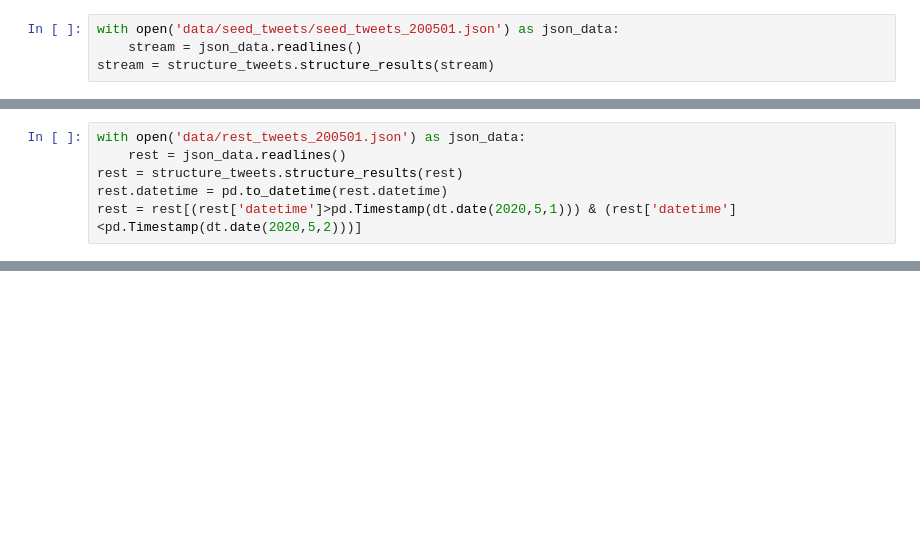
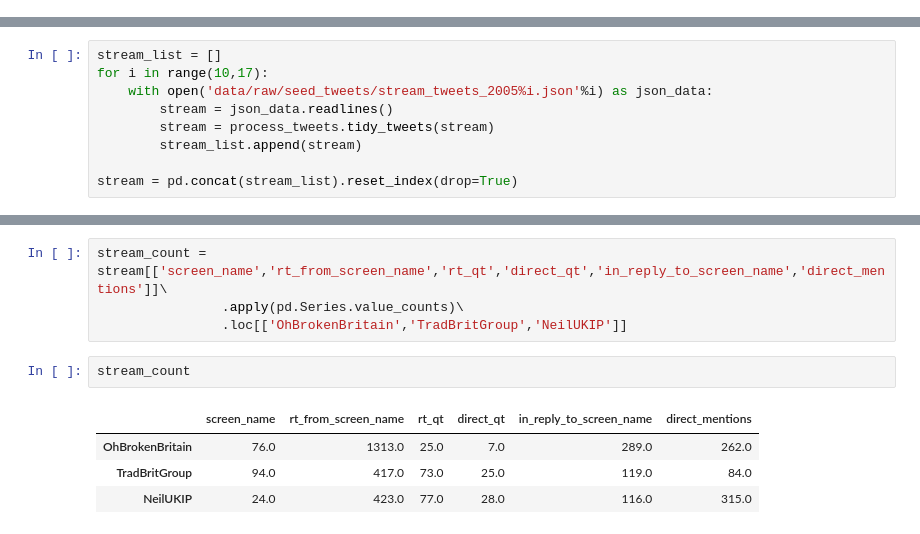
Before and after one commit to sprejerlaila/networks_hate, a Jupyter notebook: stream_vs_rest.ipynb, the cells around one changed output, grey strips where cells are left out. Saved outputs shown, nothing was run; the diff lists cells and outputs as text; blank space fills up the shorter version.

```diff
--- a/stream_vs_rest.ipynb
+++ b/stream_vs_rest.ipynb
@@ -19,4 +18,0 @@ importlib.reload(rest_tweets)
-# %%
-with open('data/seed_tweets/seed_tweets_200501.json') as json_data:
-    stream = json_data.readlines()
-stream = structure_tweets.structure_results(stream)
@@ -27,6 +18,0 @@ rest_3 = rest_tweets.get_user_tweets("@OhBrokenBritain", "01")
-# %%
-with open('data/rest_tweets_200501.json') as json_data:
-    rest = json_data.readlines()
-rest = structure_tweets.structure_results(rest)
-rest.datetime = pd.to_datetime(rest.datetime)
-rest = rest[(rest['datetime']>pd.Timestamp(dt.date(2020,5,1))) & (rest['datetime']<pd.Timestamp(dt.date(2020,5,2)))]
@@ -32,0 +21,9 @@ rest = rest[(rest['datetime']>pd.Timestamp(dt.date(2020,5,1))) & (rest['datetime
+# %%
+stream_list = []
+for i in range(10,17):
+    with open('data/raw/seed_tweets/stream_tweets_2005%i.json'%i) as json_data:
+        stream = json_data.readlines()
+        stream = process_tweets.tidy_tweets(stream)
+        stream_list.append(stream)
+
+stream = pd.concat(stream_list).reset_index(drop=True)
@@ -102,0 +80,11 @@ stream[~stream.id.isin(rest.id)]
+# %%
+stream_count = stream[['screen_name','rt_from_screen_name','rt_qt','direct_qt','in_reply_to_screen_name','direct_mentions']]\
+                .apply(pd.Series.value_counts)\
+                .loc[['OhBrokenBritain','TradBritGroup','NeilUKIP']]
+# %%
+stream_count
+# %% [output]
+|  | screen_name | rt_from_screen_name | rt_qt | direct_qt | in_reply_to_screen_name | direct_mentions |
+| OhBrokenBritain | 76.0 | 1313.0 | 25.0 | 7.0 | 289.0 | 262.0 |
+| TradBritGroup | 94.0 | 417.0 | 73.0 | 25.0 | 119.0 | 84.0 |
+| NeilUKIP | 24.0 | 423.0 | 77.0 | 28.0 | 116.0 | 315.0 |
```
Also changed, not shown: parts of 26 cells of this notebook, 1 other file.
